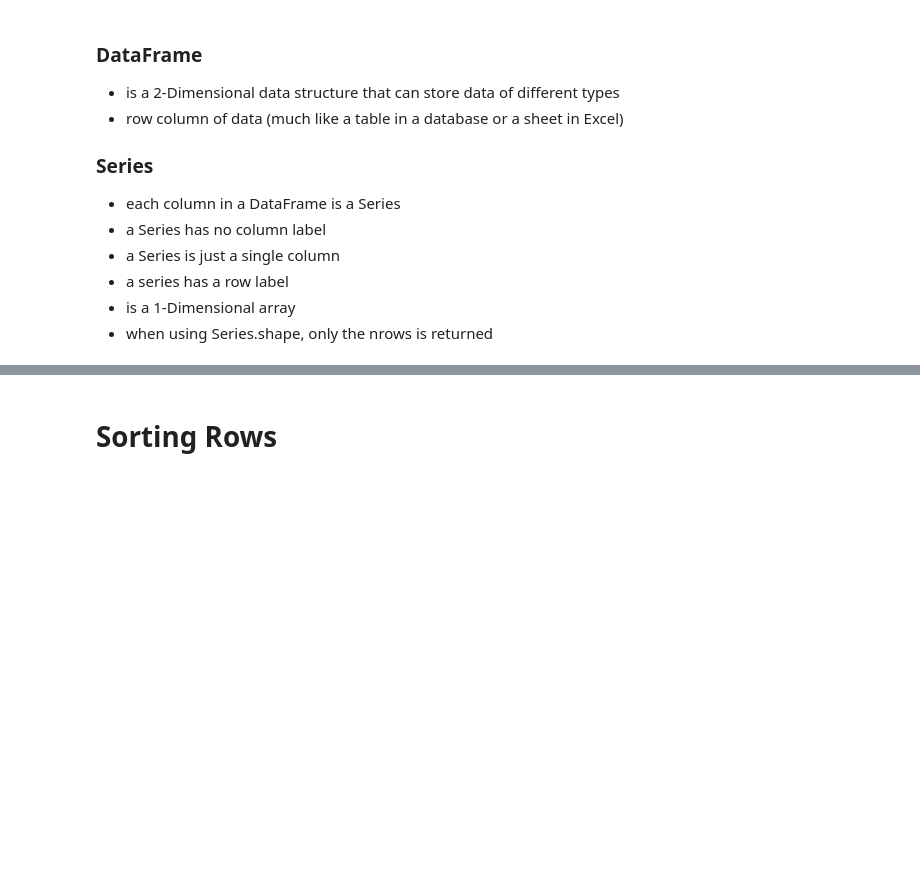
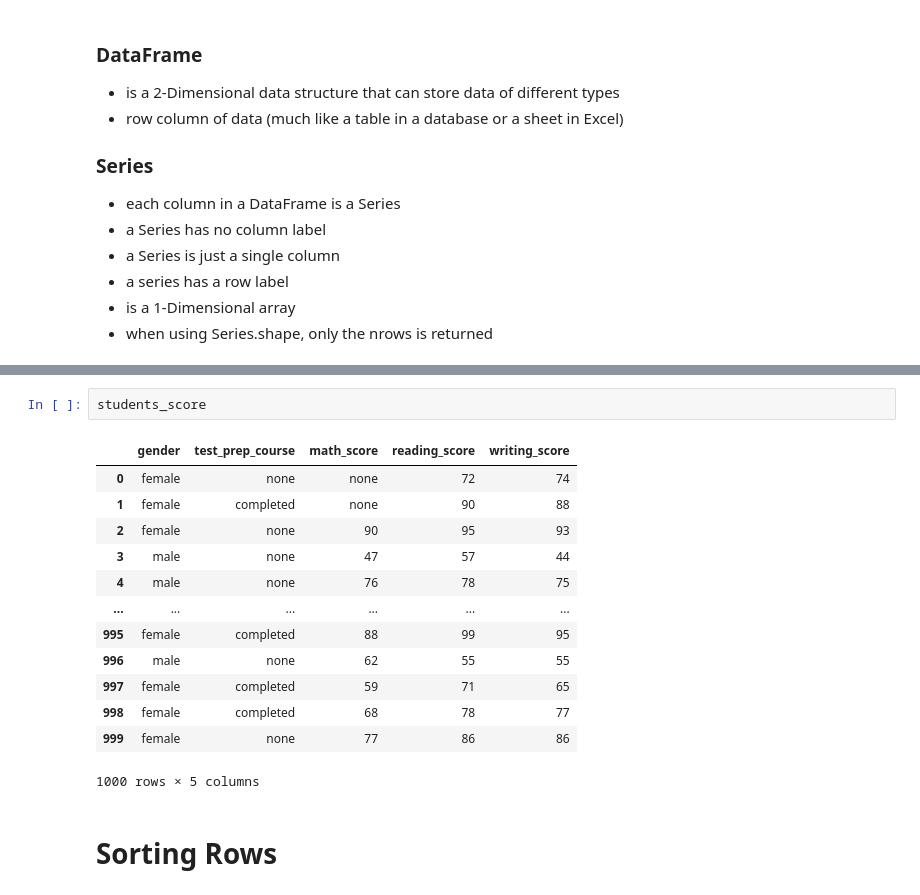
Before and after one commit to moisescujardo/python-projects, a Jupyter notebook: data-science-projects/learning_python_pandas_two_filtering_DataFrame.ipynb, the cells around one changed output, grey strips where cells are left out. Saved outputs shown, nothing was run; the diff lists cells and outputs as text; blank space fills up the shorter version.

```diff
--- a/data-science-projects/learning_python_pandas_two_filtering_DataFrame.ipynb
+++ b/data-science-projects/learning_python_pandas_two_filtering_DataFrame.ipynb
@@ -48,2 +86,18 @@ students_performance_data
+# %%
+students_score
+# %% [output]
+|  | gender | test_prep_course | math_score | reading_score | writing_score |
+| 0 | female | none | none | 72 | 74 |
+| 1 | female | completed | none | 90 | 88 |
+| 2 | female | none | 90 | 95 | 93 |
+| 3 | male | none | 47 | 57 | 44 |
+| 4 | male | none | 76 | 78 | 75 |
+| ... | ... | ... | ... | ... | ... |
+| 995 | female | completed | 88 | 99 | 95 |
+| 996 | male | none | 62 | 55 | 55 |
+| 997 | female | completed | 59 | 71 | 65 |
+| 998 | female | completed | 68 | 78 | 77 |
+| 999 | female | none | 77 | 86 | 86 |
+1000 rows × 5 columns
 # %% [markdown]
 # Sorting Rows
```
Also changed, not shown: parts of 43 cells of this notebook, 1 other file.
